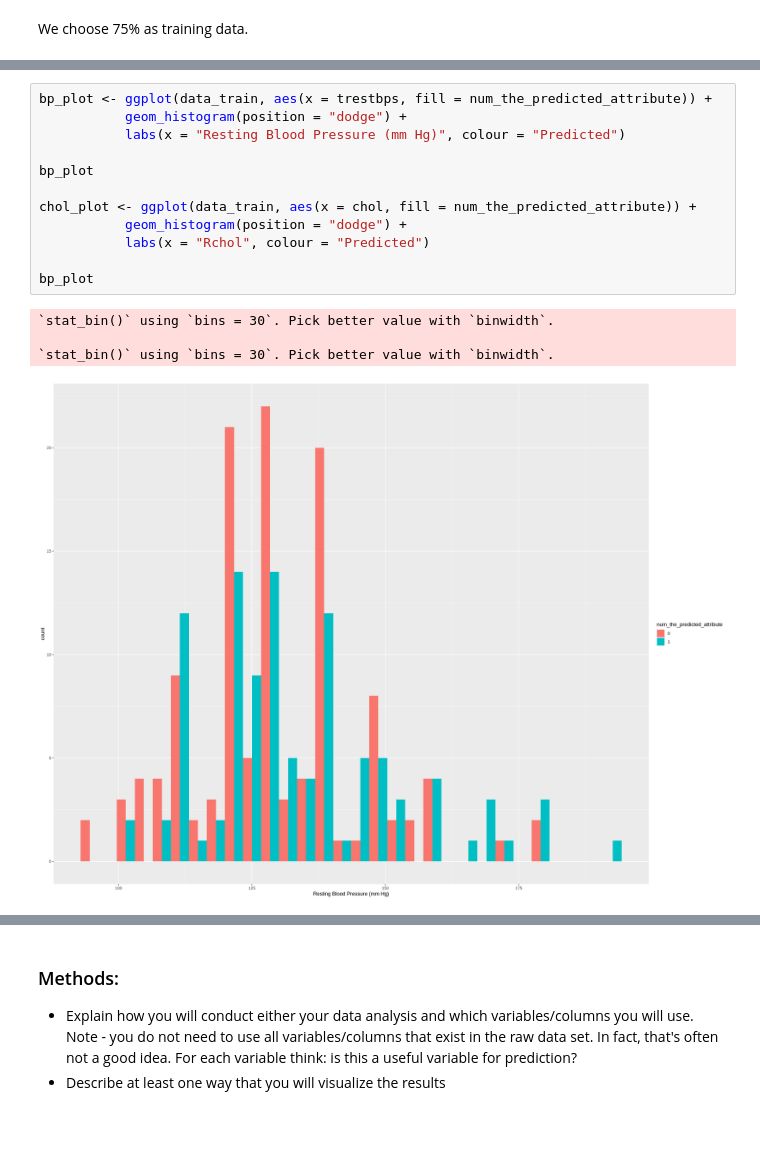
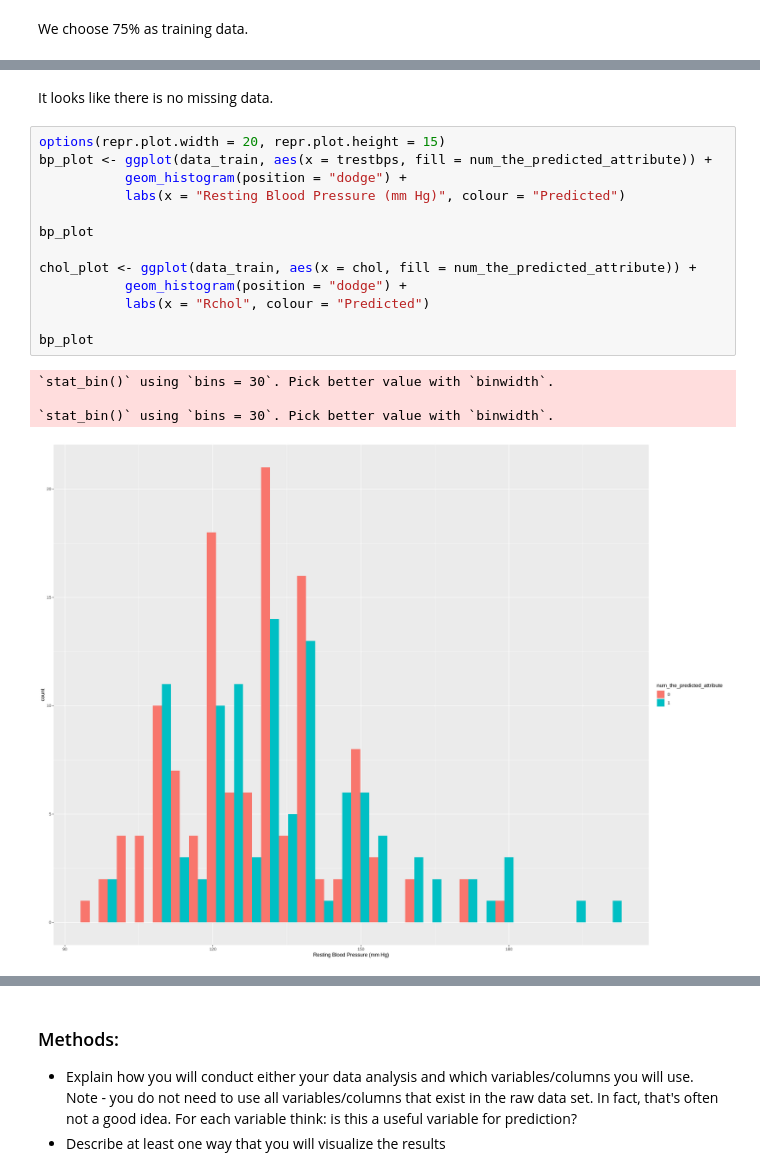
Before and after one commit to ggzggzggzggz/dsci-100-2022w1-group-083, a Jupyter notebook: group_project_proposal.ipynb, the cells around one changed output, grey strips where cells are left out. Saved outputs shown, nothing was run; the diff lists cells and outputs as text; blank space fills up the shorter version.

Commit message:
add missing data count

```diff
--- a/group_project_proposal.ipynb
+++ b/group_project_proposal.ipynb
@@ -89,17 +82,20 @@ A tibble: 2 × 4
+# %% [markdown]
+It looks like there is no missing data.
 # %%
+options(repr.plot.width = 20, repr.plot.height = 15)
 bp_plot <- ggplot(data_train, aes(x = trestbps, fill = num_the_predicted_attribute)) +
            geom_histogram(position = "dodge") +
            labs(x = "Resting Blood Pressure (mm Hg)", colour = "Predicted")
 
 bp_plot
 
 chol_plot <- ggplot(data_train, aes(x = chol, fill = num_the_predicted_attribute)) +
            geom_histogram(position = "dodge") +
            labs(x = "Rchol", colour = "Predicted")
 
 bp_plot
 # %% [output]
 `stat_bin()` using `bins = 30`. Pick better value with `binwidth`.
 
 `stat_bin()` using `bins = 30`. Pick better value with `binwidth`.
-[figure, old version]
+[figure, new version]
```
Also changed, not shown: parts of 6 cells of this notebook.
